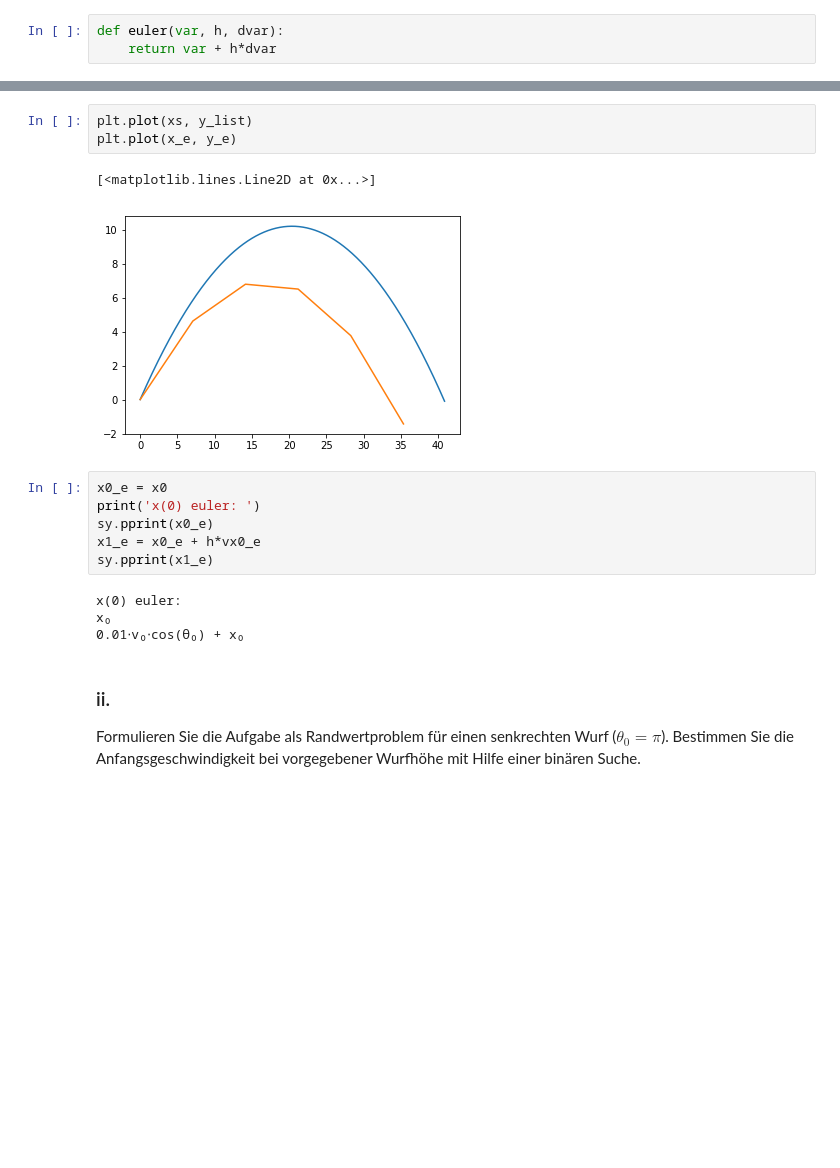
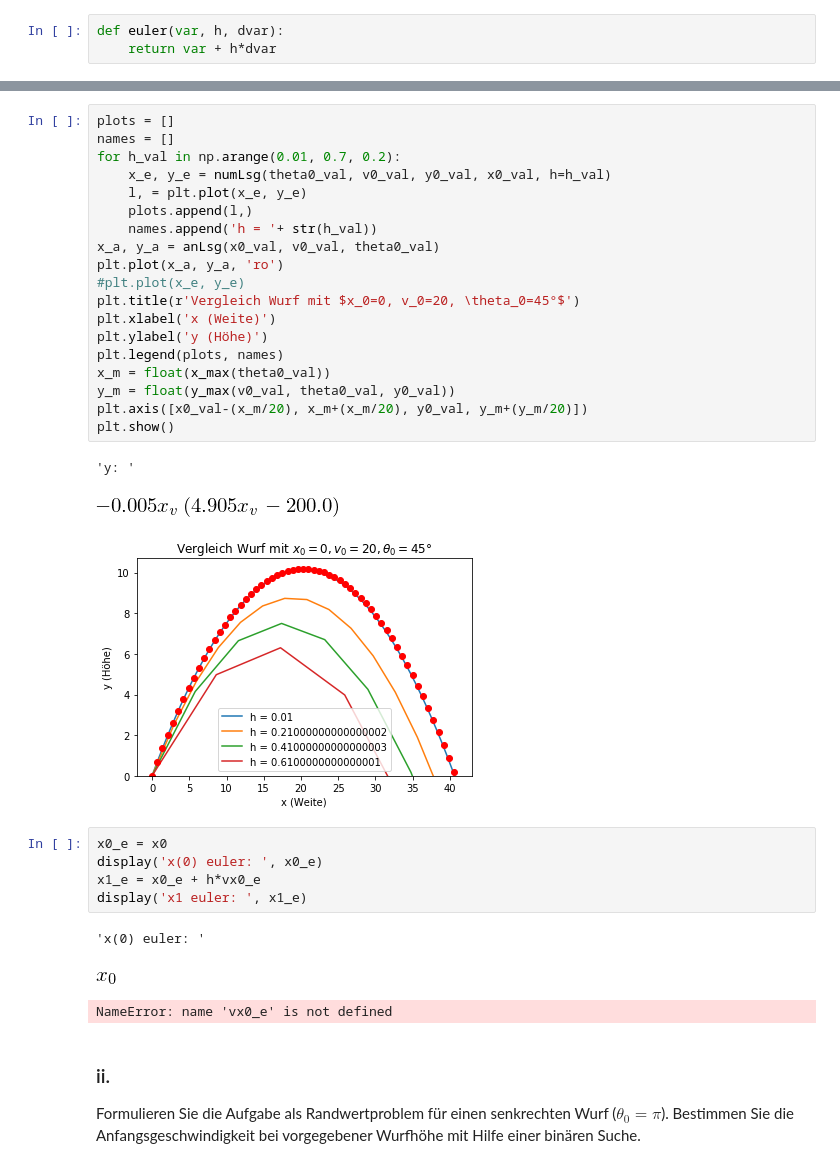
Before and after one commit to AlexandraMayer/Modellbildung-und-Simulation, a Jupyter notebook: Klassiche Mechanik 1.ipynb, the cells around one changed output, grey strips where cells are left out. Drawn from its saved outputs; the diff is of its cells as text; blank space fills up the shorter version.

```diff
--- a/Klassiche Mechanik 1.ipynb
+++ b/Klassiche Mechanik 1.ipynb
@@ -399,19 +405,35 @@ for ts in np.arange(t_start, t_end, h):
-# %%
-plt.plot(xs, y_list)
-plt.plot(x_e, y_e)
-# %% [output]
-[<matplotlib.lines.Line2D at 0x...>]
-[figure, removed]
+# %%
+plots = []
+names = []
+for h_val in np.arange(0.01, 0.7, 0.2):
+    x_e, y_e = numLsg(theta0_val, v0_val, y0_val, x0_val, h=h_val)
+    l, = plt.plot(x_e, y_e)
+    plots.append(l,)
+    names.append('h = '+ str(h_val))
+x_a, y_a = anLsg(x0_val, v0_val, theta0_val)
+plt.plot(x_a, y_a, 'ro')
+#plt.plot(x_e, y_e)
+plt.title(r'Vergleich Wurf mit $x_0=0, v_0=20, \theta_0=45°$')
+plt.xlabel('x (Weite)')
+plt.ylabel('y (Höhe)')
+plt.legend(plots, names)
+x_m = float(x_max(theta0_val))
+y_m = float(y_max(v0_val, theta0_val, y0_val))
+plt.axis([x0_val-(x_m/20), x_m+(x_m/20), y0_val, y_m+(y_m/20)])
+plt.show()
+# %% [output]
+'y: '
+[figure, added]
+[figure, added]
 # %%
 x0_e = x0
-print('x(0) euler: ')
-sy.pprint(x0_e)
+display('x(0) euler: ', x0_e)
 x1_e = x0_e + h*vx0_e
-sy.pprint(x1_e)
+display('x1 euler: ', x1_e)
 # %% [output]
-x(0) euler:
-x₀
-0.01⋅v₀⋅cos(θ₀) + x₀
+'x(0) euler: '
+[figure, added]
+NameError: name 'vx0_e' is not defined
 # %% [markdown]
 ### ii.
 Formulieren Sie die Aufgabe als Randwertproblem für einen senkrechten Wurf ($\theta_0 = \pi$). Bestimmen Sie die Anfangsgeschwindigkeit bei vorgegebener Wurfhöhe mit Hilfe einer binären Suche.
```
Also changed, not shown: parts of 25 cells of this notebook.
